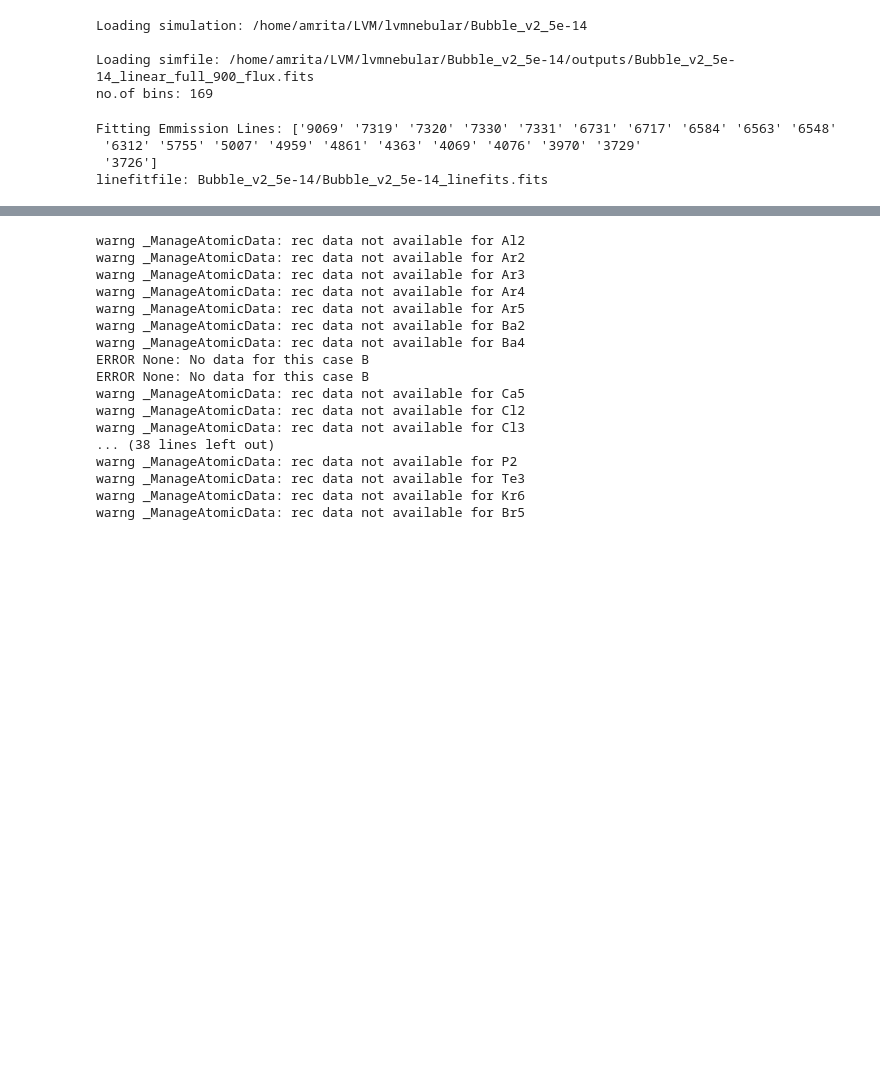
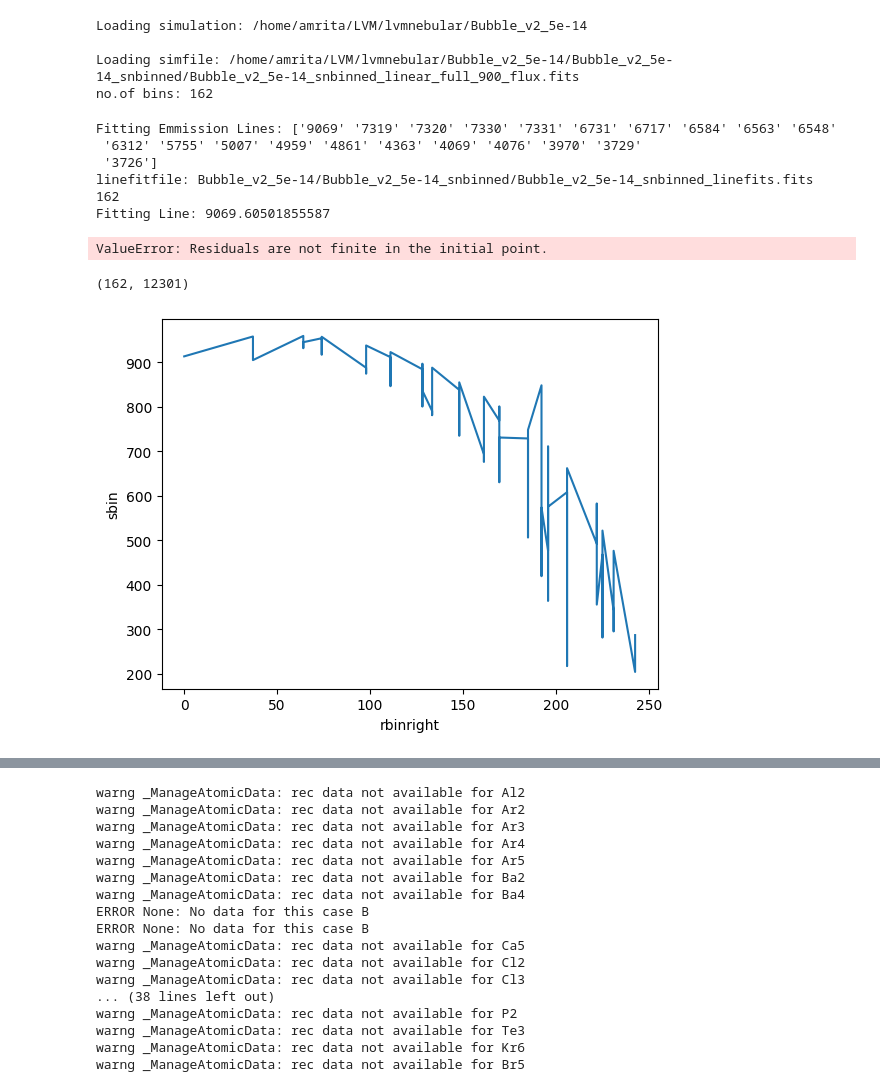
Before and after one commit to Amrita27singh/lvmnebular, a Jupyter notebook: Testing_lvmnebular.ipynb, the cells around one changed output, grey strips where cells are left out. Saved outputs shown, nothing was run; the diff lists cells and outputs as text; code cells hidden in the pictures; blank space fills up the shorter version.

Commit message:
Testing sn_radial binning

```diff
--- a/Testing_lvmnebular.ipynb
+++ b/Testing_lvmnebular.ipynb
@@ -3,17 +3,17 @@ import lvmnebular
 import numpy as np
 # %%
 u=lvmnebular.simulation()
-u.loadsim('Bubble_v2_5e-14',900) #native simulation
+#u.loadsim('Bubble_v2_5e-14',900) #native simulation
 #u.loadsim('Bubble_v2_5e-14', 900, vorbin=True) #voronoi simulation
-#u.loadsim('Bubble_v2_5e-14', 900, snbin=True) #voronoi simulation
+u.loadsim('Bubble_v2_5e-14', 900, snbin=True) #snbin simulation
 # %% [output]
 Loading simulation: /home/amrita/LVM/lvmnebular/Bubble_v2_5e-14
 
-Loading simfile: /home/amrita/LVM/lvmnebular/Bubble_v2_5e-14/outputs/Bubble_v2_5e-14_linear_full_900_flux.fits
-no.of bins: 169
+Loading simfile: /home/amrita/LVM/lvmnebular/Bubble_v2_5e-14/Bubble_v2_5e-14_snbinned/Bubble_v2_5e-14_snbinned_linear_full_900_flux.fits
+no.of bins: 162
 # %%
 #native simulation
-u.fitlines(sys_vel=20, lines0= np.array([9069, 7319, 7320, 7330, 7331, 6731, 6717, 6584, 6563, 6548, 6312, 5755, 5007, 4959, 4861, 4363, 4069, 4076, 3970, 3729, 3726]), radbin=False, vorbin=False, rbinmax=260, drbin=15, loadfile=True, plot=False) #native sim
+#u.fitlines(sys_vel=20, lines0= np.array([9069, 7319, 7320, 7330, 7331, 6731, 6717, 6584, 6563, 6548, 6312, 5755, 5007, 4959, 4861, 4363, 4069, 4076, 3970, 3729, 3726]), radbin=False, vorbin=False, rbinmax=260, drbin=15, loadfile=True, plot=False) #native sim
 
 #voronoibin sim
 #u.fitlines(sys_vel=20, lines0= np.array([9069, 7319, 7320, 7330, 7331, 6731, 6717, 6584, 6563, 6548, 6312, 5755, 5007, 4959, 4861, 4363, 4069, 4076, 3970, 3729, 3726]), radbin=False, vorbin=True, rbinmax=260, drbin=15, loadfile=False, plot=False) #voronoi sim
@@ -22,12 +22,18 @@ u.fitlines(sys_vel=20, lines0= np.array([9069, 7319, 7320, 7330, 7331, 6731, 671
 #u.fitlines(sys_vel=20, lines0= np.array([9069, 7319, 7320, 7330, 7331, 6731, 6717, 6584, 6563, 6548, 6312, 5755, 5007, 4959, 4861, 4363, 4069, 4076, 3970, 3729, 3726]), radbin=True, vorbin=False, rbinmax=260, drbin=15, loadfile=False, plot=False) #radbin sim
 
 #snbin sim
-#u.fitlines(sys_vel=20, lines0= np.array([9069, 7319, 7320, 7330, 7331, 6731, 6717, 6584, 6563, 6548, 6312, 5755, 5007, 4959, 4861, 4363, 4069, 4076, 3970, 3729, 3726]), radbin=False, vorbin=False, snbin=True, rbinmax=260, drbin=15, loadfile=False, plot=False) #voronoi sim
+u.fitlines(sys_vel=20, lines0= np.array([9069, 7319, 7320, 7330, 7331, 6731, 6717, 6584, 6563, 6548, 6312, 5755, 5007, 4959, 4861, 4363, 4069, 4076, 3970, 3729, 3726]), radbin=False, vorbin=False, snbin=True, rbinmax=260, drbin=15, loadfile=False, plot=False) #voronoi sim
 # %% [output]
 Fitting Emmission Lines: ['9069' '7319' '7320' '7330' '7331' '6731' '6717' '6584' '6563' '6548'
  '6312' '5755' '5007' '4959' '4861' '4363' '4069' '4076' '3970' '3729'
  '3726']
-linefitfile: Bubble_v2_5e-14/Bubble_v2_5e-14_linefits.fits
+linefitfile: Bubble_v2_5e-14/Bubble_v2_5e-14_snbinned/Bubble_v2_5e-14_snbinned_linefits.fits
+162
+Fitting Line: 9069.60501855587
+ValueError: Residuals are not finite in the initial point.
 # %%
-#u.sn_radialbin(target_sn=500,  lineid='6563', rmin=0, rmax=250, pertsim=False)
+u.sn_radialbin(target_sn=2000,  lineid='6563', rmin=0, rmax=250, pertsim=False)
+# %% [output]
+(162, 12301)
+[figure, added]
 # %%
```
Also changed, not shown: parts of 3 cells of this notebook, 1 other file.
